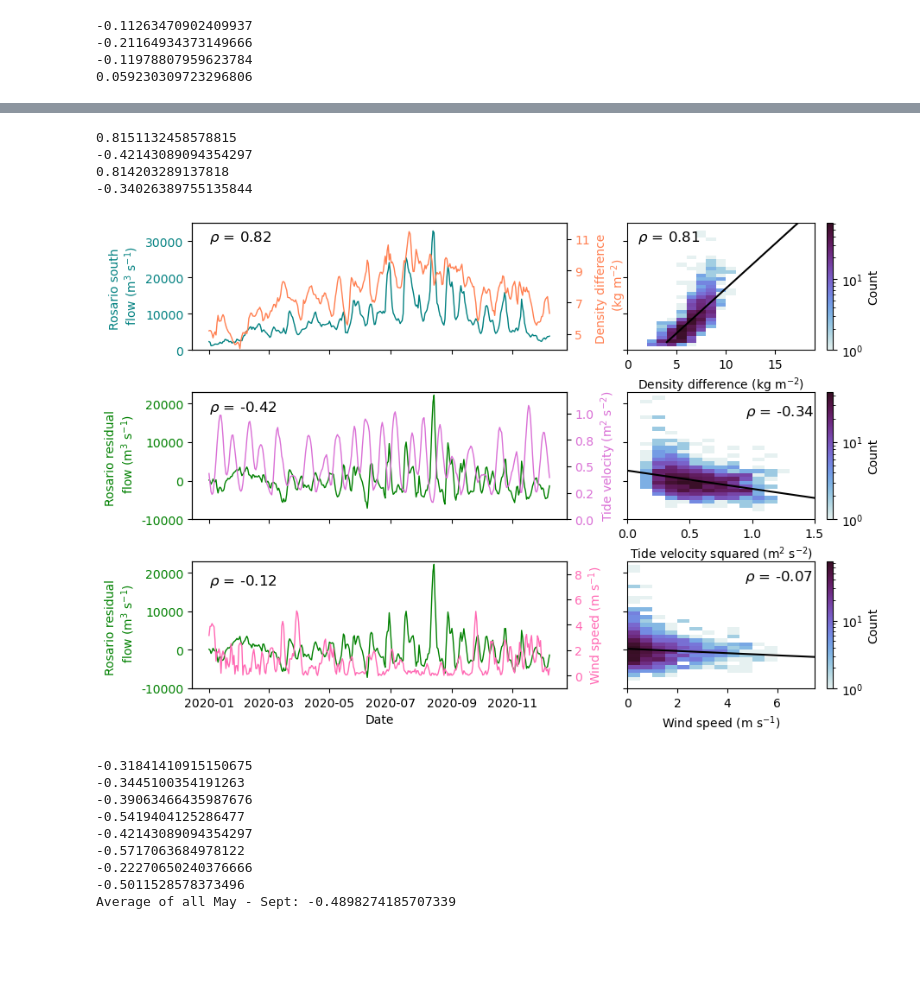
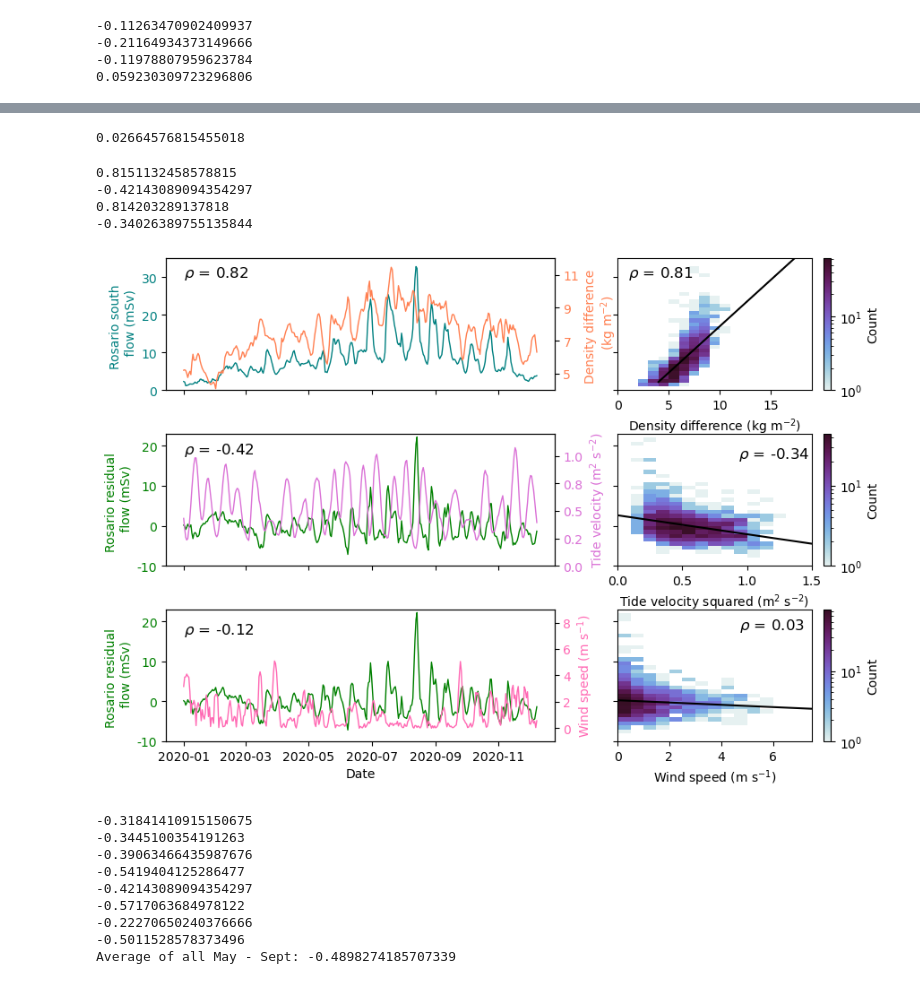
Before and after one commit to SalishSeaCast/StangAllen_SJGIPaper, a Jupyter notebook: TransportThroughStraits_Correlations.ipynb, the cells around one changed output, grey strips where cells are left out. Saved outputs shown, nothing was run; the diff lists cells and outputs as text; code cells hidden in the pictures; blank space fills up the shorter version.

```diff
--- a/TransportThroughStraits_Correlations.ipynb
+++ b/TransportThroughStraits_Correlations.ipynb
@@ -992,3 +997,8 @@ corr_winds_resros,p = stats.spearmanr(np.abs(winds_ros),res_ros)
+# %%
+corr_winds_resros,p = stats.spearmanr(winds_ros,res_ros)
+print(corr_winds_resros)
+# %% [output]
+0.02664576815455018
 # %%
 corr_ros2020_dd,p = stats.spearmanr(densdiff_ros2020,rostosouth_2020)
 print(corr_ros2020_dd)
@@ -1006,18 +1016,18 @@ color3 = 'green'
 color4 = 'orchid'
 
 fig,[[ax1,ax2],[ax3,ax4],[ax5,ax6]] = plt.subplots(3,2,figsize=(10,7),gridspec_kw={'width_ratios':[1.6,1]})
-ax1.plot(rostosouth_2020,color=color1,lw=1)
+ax1.plot(rostosouth_2020/1000,color=color1,lw=1)
 ax1.set_xticklabels([])
 ax12 = ax1.twinx()
 ax12.plot(datelist_rostosouth_2020,densdiff_ros2020,color=color2,lw=1)
-ax1.set_ylim([0,35000])
-ax1.set_ylabel(f'Rosario south \n flow (m$^3$ s$^{{-1}}$)',color=color1)
-ax1.set_yticks(np.arange(0,35000,10000),color=color1)
-ax1.set_yticklabels(np.arange(0,35000,10000),color=color1)
+ax1.set_ylim([0,35])
+ax1.set_ylabel(f'Rosario south \n flow (mSv)',color=color1)
+ax1.set_yticks(np.arange(0,35,10),color=color1)
+ax1.set_yticklabels(np.arange(0,35,10),color=color1)
 ax12.set_ylabel(f'Density difference \n (kg m$^{{-2}}$)',color=color2)
 ax12.set_ylim([3,11])
 ax12.set_yticklabels(np.arange(3,12,2),color=color2)
-ax1.annotate(f'$\\rho$ = {np.round(corr_ros2020_dd,2)}',(datelist_rostosouth_2020.iloc[0],30000),fontsize=12)
+ax1.annotate(f'$\\rho$ = {np.round(corr_ros2020_dd,2)}',(datelist_rostosouth_2020.iloc[0],30),fontsize=12)
 
 # ax2.scatter(densdiff_ros,rostosouth[365:],color='indigo')
 # ax2.plot(densdiff_ros,ddline_ros,color='grey')
@@ -1025,85 +1035,85 @@ ax1.annotate(f'$\\rho$ = {np.round(corr_ros2020_dd,2)}',(datelist_rostosouth_202
 # ax2.set_yticklabels([])
 # ax2.set_xlabel('Density difference (kg/m3)')
 # ax2.annotate(f'R$^2$ = {np.round(corr_ros_dd,2)}',(3.5,30000),fontsize=12)
-arr,xe,ye,im = ax2.hist2d(densdiff_ros,rostosouth[365:],
-                          bins=[np.arange(0,20,1),np.arange(0,38000,1000)],
+arr,xe,ye,im = ax2.hist2d(densdiff_ros,rostosouth[365:]/1000,
+                          bins=[np.arange(0,20,1),np.arange(0,38,1)],
                           norm=LogNorm(),
                           cmap=cmap
                                 )
-ax2.set_ylim([0,35000])
-ax2.set_yticks(np.arange(0,35000,10000))
+ax2.set_ylim([0,35])
+ax2.set_yticks(np.arange(0,35,10))
 ax2.set_yticklabels([])
 cb = fig.colorbar(im, ax=ax2)
 cb.set_label('Count')
-ax2.plot(np.arange(4,20,0.5),ddline_ros_plot,color='k')
-ax2.annotate(f'$\\rho$ = {np.round(corr_ros_dd,2)}',(1,30000),fontsize=12)
+ax2.plot(np.arange(4,20,0.5),ddline_ros_plot/1000,color='k')
+ax2.annotate(f'$\\rho$ = {np.round(corr_ros_dd,2)}',(1,30),fontsize=12)
 ax2.set_xlabel(f'Density difference (kg m$^{{-2}}$)')
 
-ax3.plot(res_ros2020,color='green',zorder=0,lw=1)
+ax3.plot(res_ros2020/1000,color='green',zorder=0,lw=1)
 ax32 = ax3.twinx()
 ax32.plot(datelist_rostosouth_2020,tides_ros2020,color='orchid',lw=1)
-ax3.set_ylim([-10000,23000])
+ax3.set_ylim([-10,23])
 ax5.set_xlabel('Date')
-ax3.set_ylabel(f'Rosario residual \n flow (m$^3$ s$^{{-1}}$)',color=color3)
+ax3.set_ylabel(f'Rosario residual \n flow (mSv)',color=color3)
 ax32.set_ylabel(f'Tide velocity (m$^2$ s$^{{-2}}$)',color=color4)
-ax3.set_yticks(np.arange(-10000,23000,10000),color=color3)
-ax3.set_yticklabels(np.arange(-10000,23000,10000),color=color3)
+ax3.set_yticks(np.arange(-10,23,10),color=color3)
+ax3.set_yticklabels(np.arange(-10,23,10),color=color3)
 ax32.set_ylim([0,1.2])
 ax32.set_yticklabels(np.arange(0,1.2,0.2),color=color4)
 ax32.yaxis.set_major_formatter(StrMethodFormatter(f'{{x:.{1}f}}'))
-ax3.annotate(f'$\\rho$ = {np.round(corr_ros_res2020,2)}',(datelist_rostosouth_2020.iloc[0],18000),fontsize=12)
+ax3.annotate(f'$\\rho$ = {np.round(corr_ros_res2020,2)}',(datelist_rostosouth_2020.iloc[0],18),fontsize=12)
 ax3.set_xticklabels([])
 
-arr,xe,ye,im = ax4.hist2d(tides_ros,res_ros,
-                          bins=[np.arange(0,1.6,0.1),np.arange(-10000,23000,1000)],
+arr,xe,ye,im = ax4.hist2d(tides_ros,res_ros/1000,
+                          bins=[np.arange(0,1.6,0.1),np.arange(-10,23,1)],
                           norm=LogNorm(),
                           cmap=cmap
                                 )
 # ax4.scatter(tides_ros,res_ros,color='indigo')
-ax4.plot(np.arange(0,1.6,0.1),tline_ros_plot,color='k')
+ax4.plot(np.arange(0,1.6,0.1),tline_ros_plot/1000,color='k')
 cb = fig.colorbar(im, ax=ax4)
 cb.set_label('Count')
-ax4.set_ylim([-10000,23000])
-ax3.set_yticks(np.arange(-10000,23000,10000),color=color3)
+ax4.set_ylim([-10,23])
+ax3.set_yticks(np.arange(-10,23,10),color=color3)
 ax4.set_yticklabels([])
 ax4.set_xlabel(f'Tide velocity squared (m$^2$ s$^{{-2}}$)')
-ax4.annotate(f'$\\rho$ = {np.round(corr_ros_res,2)}',(0.95,17000),fontsize=12)
+ax4.annotate(f'$\\rho$ = {np.round(corr_ros_res,2)}',(0.93,17),fontsize=12)
 
 fig.subplots_adjust(wspace=0.2,hspace=0.33);
 
-ax5.plot(datelist_rostosouth_2020,res_ros2020,color='green',lw=1)
-ax5.set_ylim([-10000,23000])
-ax5.set_ylabel(f'Rosario residual \n flow (m$^3$ s$^{{-1}}$)',color=color3)
-ax5.set_yticks(np.arange(-10000,23000,10000),color=color3)
-ax5.set_yticklabels(np.arange(-10000,23000,10000),color=color3)
+ax5.plot(datelist_rostosouth_2020,res_ros2020/1000,color='green',lw=1)
+ax5.set_ylim([-10,23])
+ax5.set_ylabel(f'Rosario residual \n flow (mSv)',color=color3)
+ax5.set_yticks(np.arange(-10,23,10),color=color3)
+ax5.set_yticklabels(np.arange(-10,23,10),color=color3)
 ax52 = ax5.twinx()
 ax52.plot(datelist_rostosouth_2020,np.abs(winds_ros2020),color='hotpink',lw=1)
 ax52.set_ylim([-1,9])
 ax52.set_yticks(np.arange(0,9,2),color='hotpink')
 ax52.set_yticklabels(np.arange(0,9,2),color='hotpink')
 ax52.set_ylabel(f'Wind speed (m s$^{{-1}}$)',color='hotpink')
-ax5.annotate(f'$\\rho$ = {np.round(corr_winds_resros2020,2)}',(datelist_rostosouth_2020.iloc[0],17000),fontsize=12)
+ax5.annotate(f'$\\rho$ = {np.round(corr_winds_resros2020,2)}',(datelist_rostosouth_2020.iloc[0],17),fontsize=12)
 
-arr,xe,ye,im = ax6.hist2d(np.abs(winds_ros),res_ros,
-                          bins=[np.arange(0,8,0.5),np.arange(-10000,23000,1000)],
+arr,xe,ye,im = ax6.hist2d(np.abs(winds_ros),res_ros/1000,
+                          bins=[np.arange(0,8,0.5),np.arange(-10,23,1)],
                           norm=LogNorm(),
                           cmap=cmap
                                 )
 # ax6.scatter(np.abs(winds_ros),res_ros,color='indigo')
-ax6.plot(np.arange(0,10,0.5),wline_ros_plot,color='k')
-ax6.set_ylim([-10000,23000])
-ax6.set_yticks(np.arange(-10000,23000,10000),color=color3)
+ax6.plot(np.arange(0,10,0.5),wline_ros_plot/1000,color='k')
+ax6.set_ylim([-10,23])
+ax6.set_yticks(np.arange(-10,23,10),color=color3)
 ax6.set_yticklabels([])
 ax6.set_xlabel(f'Wind speed (m s$^{{-1}}$)')
-ax6.annotate(f'$\\rho$ = {np.round(corr_winds_resros,2)}',(4.7,18000),fontsize=12);
+ax6.annotate(f'$\\rho$ = {np.round(corr_winds_resros,2)}',(4.7,18),fontsize=12);
 cb = fig.colorbar(im, ax=ax6)
 cb.set_label('Count')
 # %% [output]
 0.8151132458578815
 -0.42143089094354297
 0.814203289137818
 -0.34026389755135844
-[figure, old version]
+[figure, new version]
 # %%
 fig.savefig('/ocean/cstang/MOAD/analysis-camryn/Figures/ros_south_correlations_2dhist.png',bbox_inches='tight')
 # %%
```
Also changed, not shown: parts of 11 cells of this notebook.
